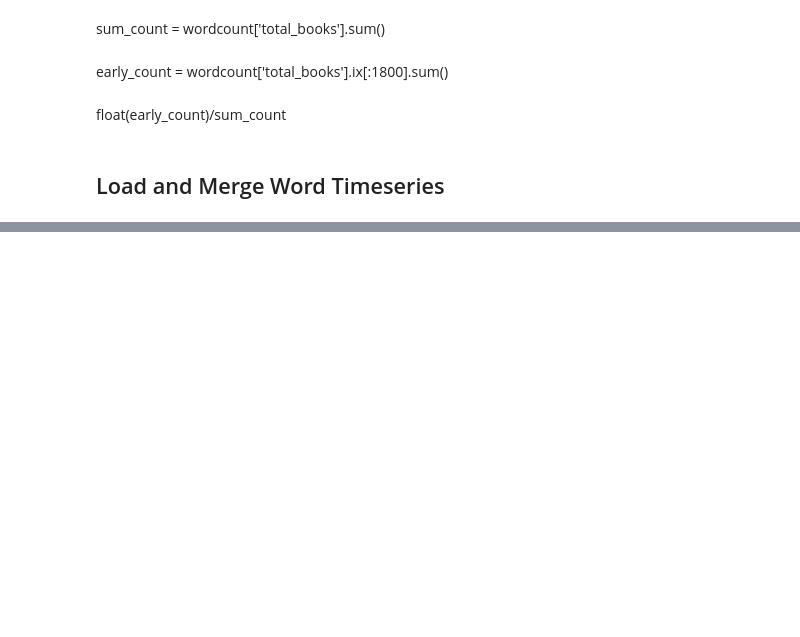
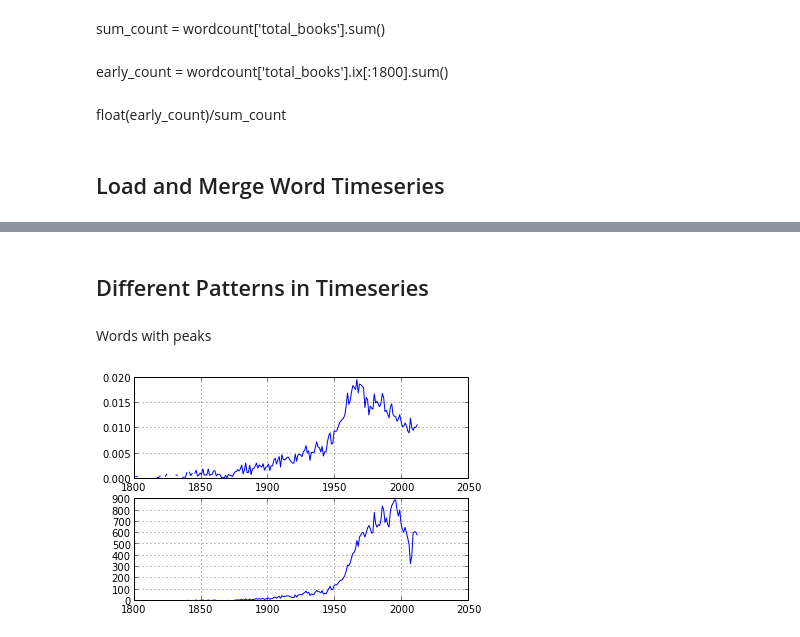
Before and after one commit to ahane/i290-project, a Jupyter notebook: Word_Timeseries_DataFrame.ipynb, the cells around one changed output, grey strips where cells are left out. Saved outputs shown, nothing was run; the diff lists cells and outputs as text; code cells hidden in the pictures; blank space fills up the shorter version.

```diff
--- a/Word_Timeseries_DataFrame.ipynb
+++ b/Word_Timeseries_DataFrame.ipynb
@@ -99,0 +131,19 @@ allwordcounts_df['book'].plot()
+# %%
+def plot_abs_and_rel(word):
+    new = allwordcounts_df[word].astype(float).copy()
+    allw = bookcount['total_books'].copy()
+    new_perc = new.div(allw)
+    plt.figure(1)
+    plt.subplot(211)
+    new_perc.plot(label = 'Relative Occurance')
+    plt.subplot(212)
+    allwordcounts_df[word].plot(label = 'Absolute Occurance')
+# %% [markdown]
+Different Patterns in Timeseries
+--------------------------------
+# %% [markdown]
+Words with peaks
+# %%
+plot_abs_and_rel('development')
+# %% [output]
+[figure, added]
```
Also changed, not shown: parts of 17 cells of this notebook, 5 other files.
